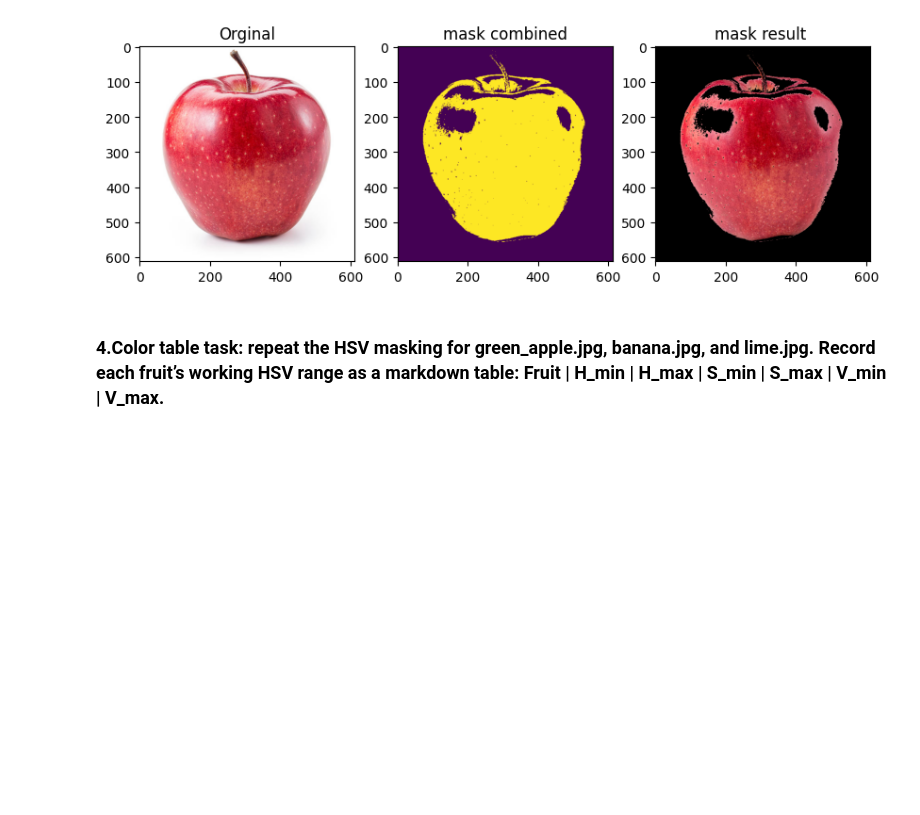
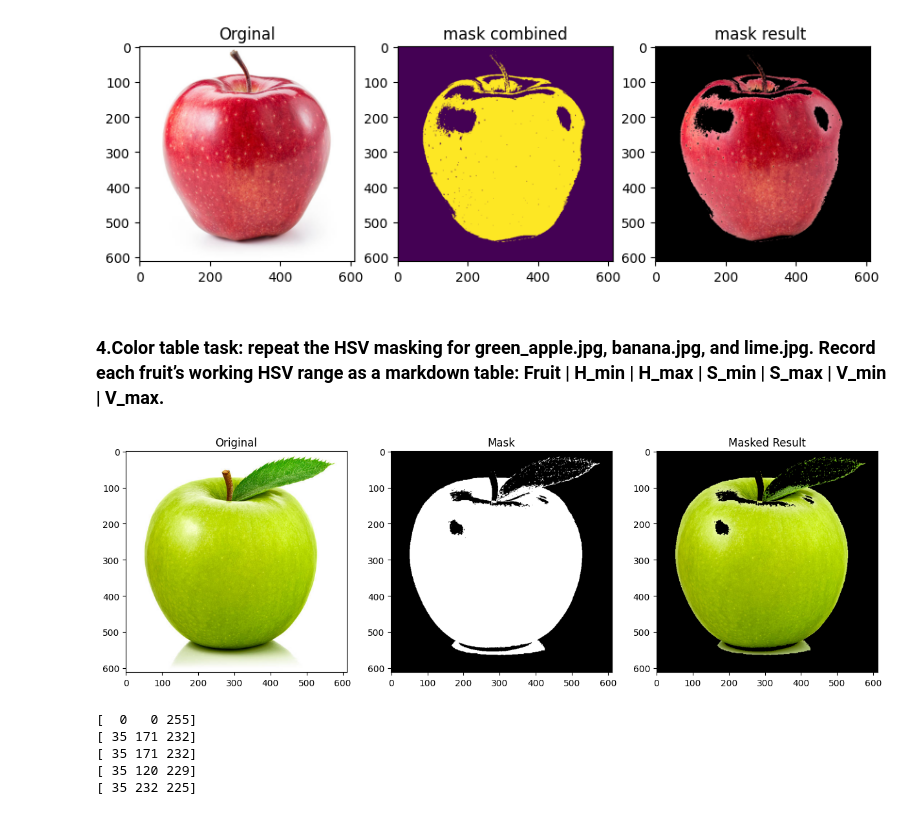
Before and after one commit to un1u3/ml-labs, a Jupyter notebook: fusemachines-2026/phase3/assignment2/Image Processing.ipynb, the cells around one changed output. Drawn from its saved outputs; the diff is of its cells as text; code cells hidden in the pictures; blank space fills up the shorter version.

Commit message:
Completed Part A of Image Processing

```diff
--- a/fusemachines-2026/phase3/assignment2/Image Processing.ipynb
+++ b/fusemachines-2026/phase3/assignment2/Image Processing.ipynb
@@ -98,3 +98,33 @@ Text(0.5, 1.0, 'mask result ')
 [figure]
 # %% [markdown]
 ### 4.Color table task: repeat the HSV masking for green_apple.jpg, banana.jpg, and lime.jpg. Record each fruit’s working HSV range as a markdown table: Fruit | H_min | H_max | S_min | S_max | V_min |  V_max.
+# %%
+img_green = cv.imread('Images/green_apple.png')
+img_green_hsv = cv.cvtColor(img_green, cv.COLOR_BGR2HSV)
+img_green_rgb = cv.cvtColor(img_green, cv.COLOR_BGR2RGB)
+
+lower_green = np.array([25, 90, 80])
+upper_green = np.array([45, 255, 255])
+
+mask_green = cv.inRange(img_green_hsv, lower_green, upper_green)
+result_green = cv.bitwise_and(img_green_rgb, img_green_rgb, mask=mask_green)
+
+fig, axes = plt.subplots(1, 3, figsize=(15, 5))
+axes[0].imshow(img_green_rgb); axes[0].set_title('Original')
+axes[1].imshow(mask_green, cmap='gray'); axes[1].set_title('Mask')
+axes[2].imshow(result_green); axes[2].set_title('Masked Result')
+plt.show()
+# %% [output]
+[figure, added]
+# %%
+print(img_green_hsv[100, 100])
+print(img_green_hsv[150, 150])
+print(img_green_hsv[150, 150])
+print(img_green_hsv[130, 160])
+print(img_green_hsv[170, 140])
+# %% [output]
+[  0   0 255]
+[ 35 171 232]
+[ 35 171 232]
+[ 35 120 229]
+[ 35 232 225]
```
Also changed, not shown: parts of 14 cells of this notebook, 2 other files.
